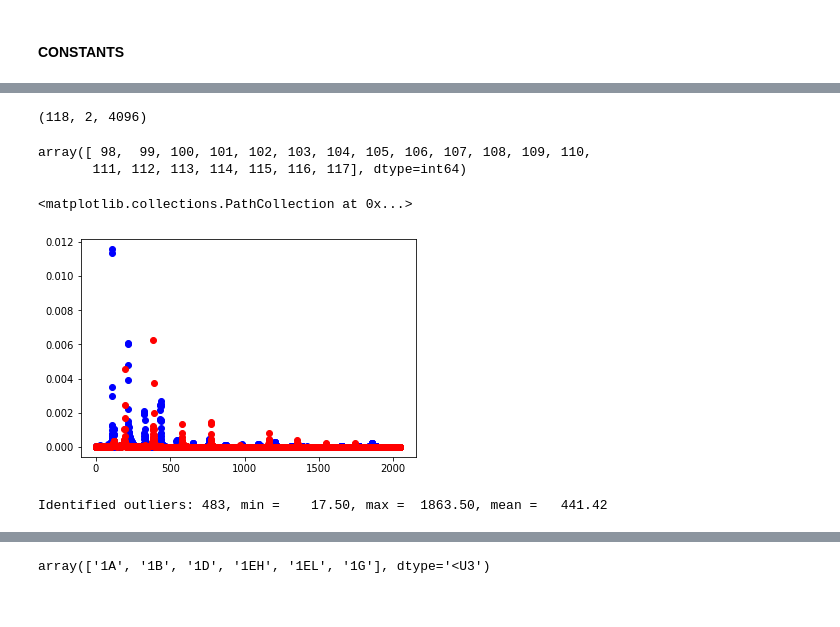
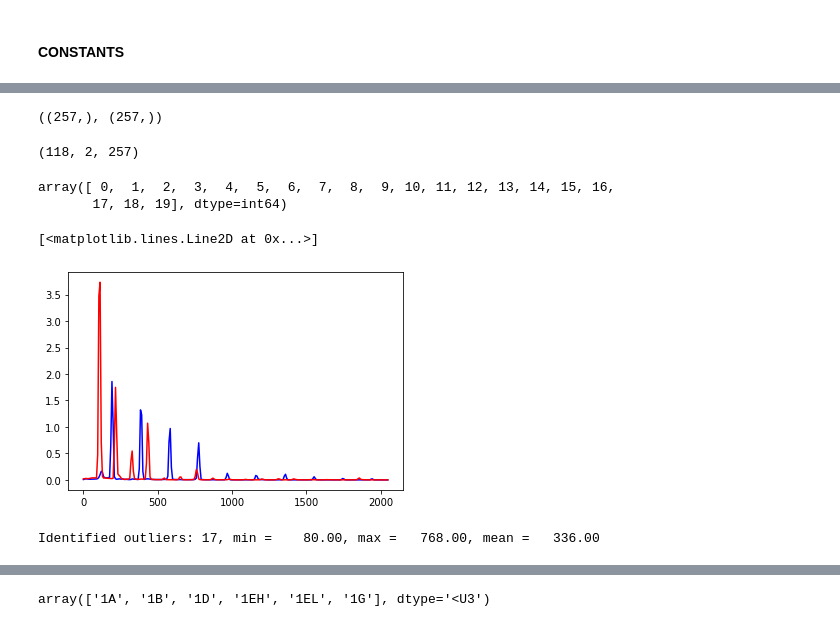
Before and after one commit to iamr0b0tx/guitar_audio_sample_detection, a Jupyter notebook: Tune Exploration.ipynb, the cells around one changed output, grey strips where cells are left out. Cells and saved outputs as stored; diff of their text form; code cells hidden in the pictures.

Commit message:
using cooley algo and librosa stft

```diff
--- a/Tune Exploration.ipynb
+++ b/Tune Exploration.ipynb
@@ -16,6 +17,8 @@ from tqdm.notebook import tqdm
 # %% [markdown]
 #### Utility functions
 # %%
+from scipy import signal as sig
+
 def fft(f):
     Ni = len(f)
     Mi = int(Ni / 2)
@@ -31,6 +34,19 @@ def fft(f):
     Fe = fft(fe)
     Fo = fft(fo)
     return [np.around(Fe[i] + (wn**i)*Fo[i], decimals=10) for i in range(Mi)] + [np.around(Fe[i] - (wn**i)*Fo[i], decimals=10) for i in range(Mi)]
+
+def fft(X):
+    N = len(X)
+    if N <= 1:
+        return X
+    even = fft(X[0::2])
+    odd = fft(X[1::2])
+
+    temp = [i for i in range(N)]
+    for k in range(N // 2):
+        temp[k] = even[k] + exp(-2.0j * pi * k / N) * odd[k]
+        temp[k + N // 2] = even[k] - exp(-2.0j * pi * k / N) * odd[k]
+    return temp
 
 def get_audio_data(filename):
     fs = 2**12 # sample rate
@@ -52,6 +68,18 @@ def get_audio_data(filename):
     N = fs*tp # number of samples
     x = [np.round(float(recording[i]), 10) for i in range(n)] # input sequence
     return x, tp, n
+
+def extract_features3(filename):
+    fs = 2**12 # sample rate
+    tp = 2 # sampling duration
+
+    # Extract data and sampling rate from file
+    recording, fs = librosa.load(filename, sr=fs, duration=tp, mono=True)
+    Nfft = 512
+    stft = librosa.stft(recording, n_fft=Nfft, window=sig.windows.hamming)
+    stft = np.absolute(stft).mean(1)
+    freqs = librosa.fft_frequencies(sr=fs, n_fft=Nfft)
+    return freqs, stft
 
 def get_top_frequencies(fi, X_amp, size):
     fi = np.array(fi)
@@ -142,9 +178,15 @@ input_data, output_data = get_data(DATA_DIR, extract_features)
+# %%
+input_data, output_data = get_data(DATA_DIR, extract_features3)
+# %%
+input_data[0, 0].shape, input_data[0, 1].shape
+# %% [output]
+((257,), (257,))
 # %%
 label = None
 
 if label is None:
-    is_label = f"1A"
-    not_label = f"1G"
+    is_label = f"1G"
+    not_label = f"1A"
     X, y = input_data, output_data
 
 else:
@@ -164,21 +206,21 @@ else:
 
 X.shape
 # %% [output]
-(118, 2, 4096)
+(118, 2, 257)
 # %%
 index1 = np.where(y == is_label)[0][10]
 index2 = np.where(y == not_label)[0][0]
 # %%
 np.where(y == not_label)[0]
 # %% [output]
-array([ 98,  99, 100, 101, 102, 103, 104, 105, 106, 107, 108, 109, 110,
-       111, 112, 113, 114, 115, 116, 117], dtype=int64)
+array([ 0,  1,  2,  3,  4,  5,  6,  7,  8,  9, 10, 11, 12, 13, 14, 15, 16,
+       17, 18, 19], dtype=int64)
 # %%
-plt.scatter(X[index1, 0, :], X[index1, 1, :], color="blue")
-plt.scatter(X[index2, 0, :], X[index2, 1, :], color="red")
+plt.plot(X[index1, 0, :], X[index1, 1, :], color="blue")
+plt.plot(X[index2, 0, :], X[index2, 1, :], color="red")
 # %% [output]
-<matplotlib.collections.PathCollection at 0x...>
+[<matplotlib.lines.Line2D at 0x...>]
-[figure, old version]
+[figure, new version]
 # %%
 def get_outlier_amplitude_frequency(freq, amplitude):
     # calculate interquartile range
@@ -196,7 +238,7 @@ def get_outlier_amplitude_frequency(freq, amplitude):
 
 get_outlier_amplitude_frequency(X[0, 0, :], X[0, 1, :])
 # %% [output]
-Identified outliers: 483, min =    17.50, max =  1863.50, mean =   441.42
+Identified outliers: 17, min =    80.00, max =   768.00, mean =   336.00
 # %%
 indices = np.random.randint(len(y), size=10)
 indices = np.where(y == is_label)[0]
```
Also changed, not shown: parts of 13 cells of this notebook, 1 other file.
